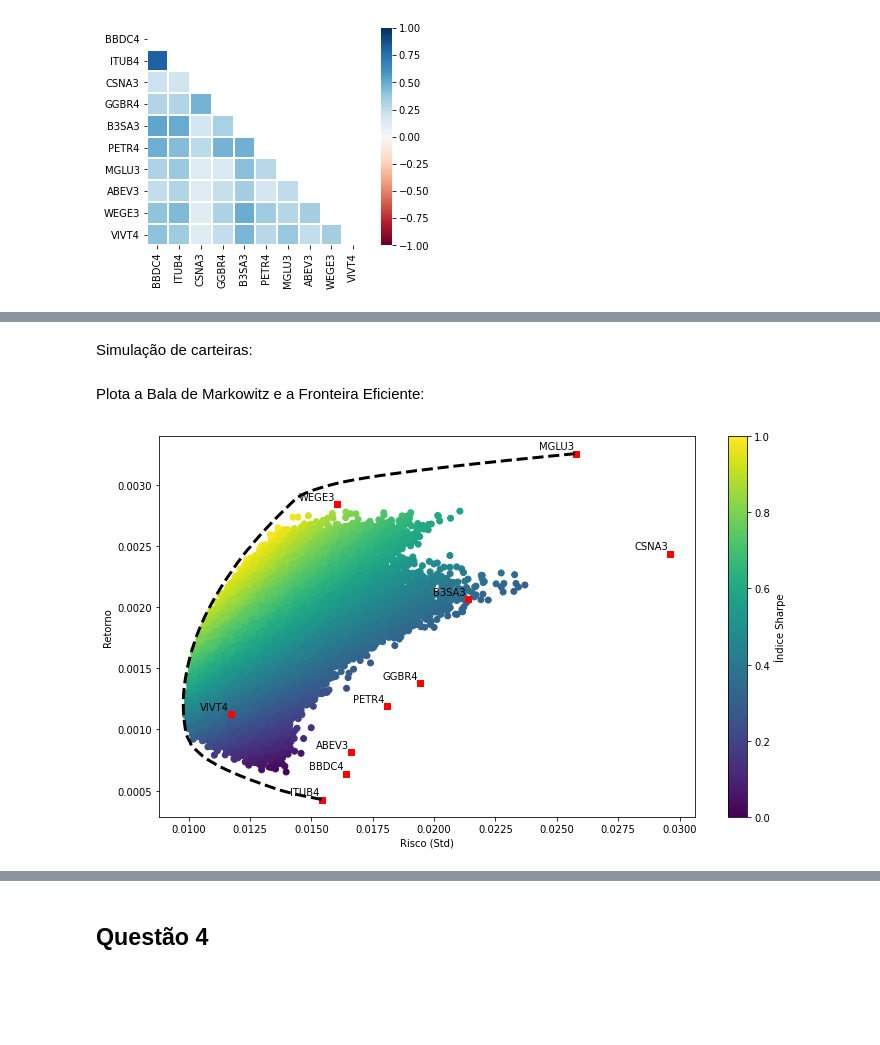
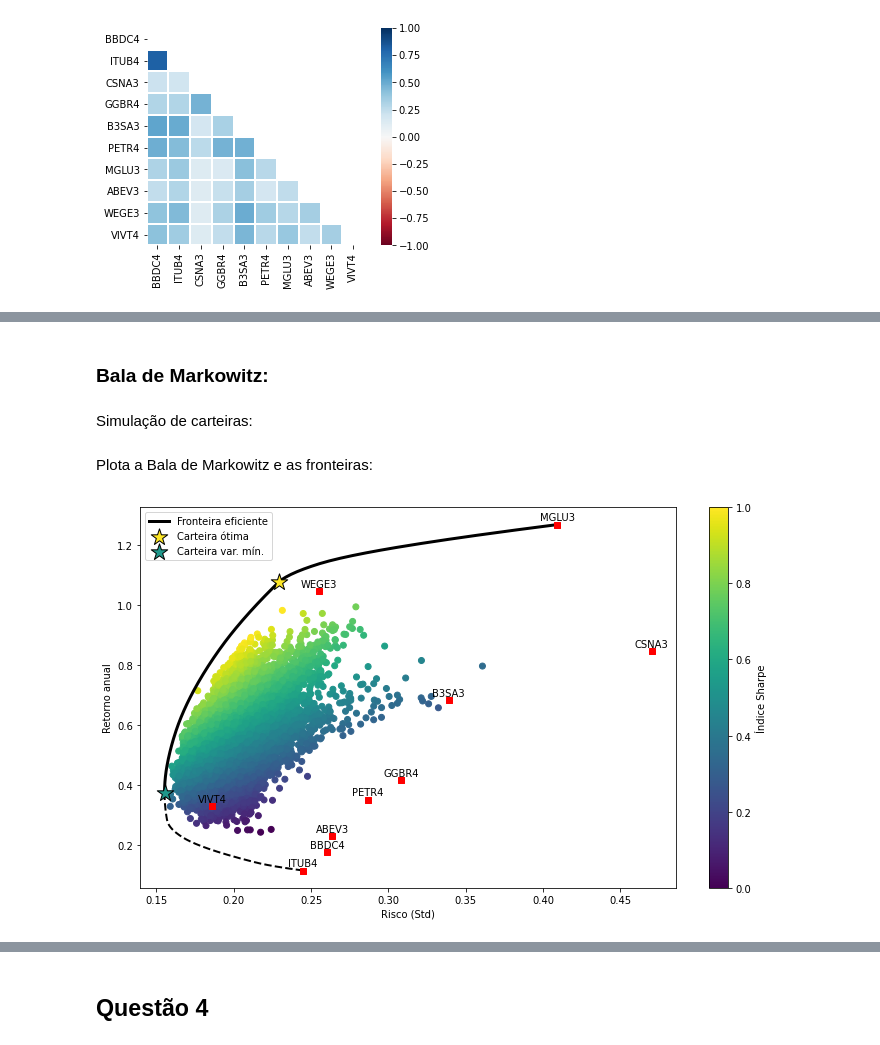
Before and after one commit to cleitonmoya/MAE001_Trabalho2, a Jupyter notebook: Trabalho2.ipynb, the cells around one changed output, grey strips where cells are left out. Drawn from its saved outputs; the diff is of its cells as text; code cells hidden in the pictures; blank space fills up the shorter version.

```diff
--- a/Trabalho2.ipynb
+++ b/Trabalho2.ipynb
@@ -278,8 +346,22 @@ Cálculo da carteira ótima:
+# %%
+nef_x = np.array([])
+nef_y = np.linspace(df_S.Retorno.min(), p_min_ret, 200)
+# Minimização do risco
+for ret in nef_y:
+    cons = ({'type':'eq', 'fun': lambda p: p.sum()-1},
+            {'type':'eq', 'fun': lambda p: ret_esp(p) - ret})
+
+    # minimiza o risco para cada retorno
+    result = minimize(risco_esp, p0, method='SLSQP',
+                      bounds=bounds, constraints=cons)
+
+    nef_x = np.append(nef_x, result['fun'])
+# %% [markdown]
+### Bala de Markowitz:
 # %% [markdown]
 Simulação de carteiras:
 # %%
-# Simulação de carteiras
-N_por = 500000 # número de carteiras simuladas
+N_por = 10000 # número de carteiras simuladas
 np.random.seed(42)
 X = np.array([])
 Std = np.array([])
@@ -290,25 +372,45 @@ for n in range(N_por):
   Std = np.append(Std, np.sqrt(P.T@Cov@P))      # Risco (Std) das carteiras
 S = X/Std # Índice Sharpe das Carteiras
 # %% [markdown]
-Plota a Bala de Markowitz e a Fronteira Eficiente:
+Plota a Bala de Markowitz e as fronteiras:
 # %%
 # Plota as carteiras simuladas
 plt.figure(figsize=(12,7))
 plt.xlabel('Risco (Std)')
-plt.ylabel('Retorno')
+plt.ylabel('Retorno anual')
 plt.scatter(Std, X, c=S, cmap='viridis')
 
+# Plota a Fronteira Eficiente
+plt.plot(ef_x,ef_y, 'k', linewidth=3, label='Fronteira eficiente')
+
+# Plota fronteira não eficiente
+plt.plot(nef_x,nef_y, 'k--', linewidth=2)
+
 # Plota as carteiras mono-ativo
-plt.scatter(df_S.Risco_Std, df_S.Retorno, marker='s', color='r')
+plt.scatter(df_S.Risco_Std, df_S.Retorno, marker='s', color='r', zorder=9)
 plt.colorbar(label='Índice Sharpe')
 for label, x, y in zip(series[1:], df_S['Risco_Std'], df_S['Retorno']):
     plt.annotate(
         label,
-        xy=(x, y), xytext=(-2, 2),
-        textcoords='offset points', ha='right', va='bottom')
+        xy=(x, y), xytext=(0, 2),
+        textcoords='offset points', ha='center', va='bottom')
 
-# Plota a Fronteira Eficiente
-plt.plot(frontier_x,frontier_y, 'k--', linewidth=3)
+# Plota a carteira ótima e de variância mínima
+from matplotlib.colors import Normalize
+from matplotlib.cm import get_cmap
+
+normalize = Normalize(vmin=df_S.Sharpe.min(), vmax=df_S.Sharpe.max())
+cmap = get_cmap('viridis')
+cor_otm = cmap(normalize(p_otm_ret/p_otm_std))
+cor_min = cmap(normalize(p_min_ret/p_min_std))
+
+plt.scatter(p_otm_std, p_otm_ret, marker='*', color=cor_otm, edgecolors='k',
+            cmap='viridis', s=300, label='Carteira ótima', zorder=10)
+
+plt.scatter(p_min_std, p_min_ret, marker='*', color=cor_min, edgecolors='k',
+            cmap='viridis', s=300, label='Carteira var. mín.', zorder=10)
+
+plt.legend()
 plt.show()
 # %% [output]
-[figure, old version]
+[figure, new version]
```
Also changed, not shown: parts of 23 cells of this notebook.
